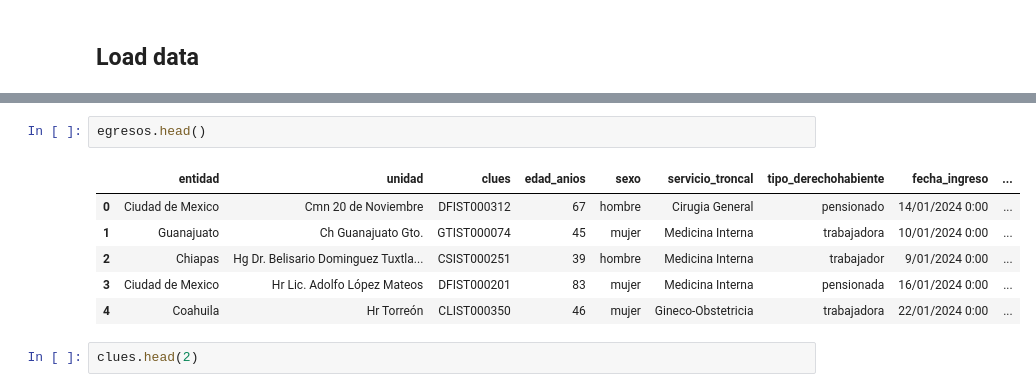
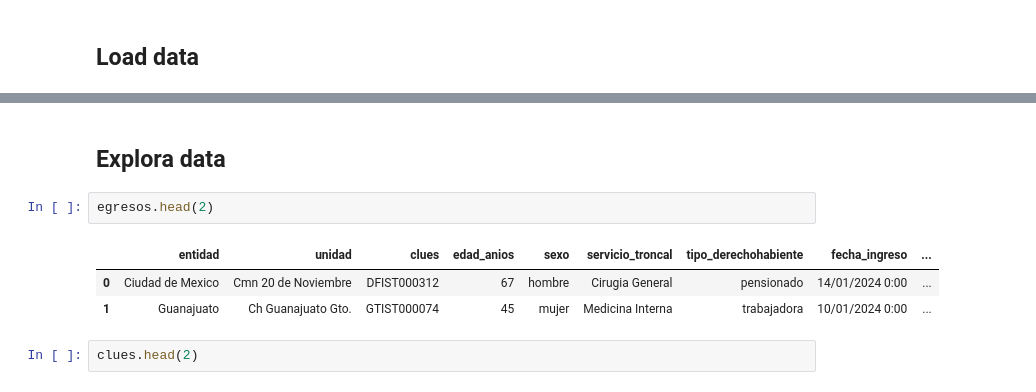
Before and after one commit to JSEB99/predictive-health-resources, a Jupyter notebook: notebooks/01_data_clean_aggregate.ipynb, the cells around one changed output, grey strips where cells are left out. Saved outputs shown, nothing was run; the diff lists cells and outputs as text.

```diff
--- a/notebooks/01_data_clean_aggregate.ipynb
+++ b/notebooks/01_data_clean_aggregate.ipynb
@@ -15,12 +24,11 @@ clues = pd.read_excel('../data/ESTABLECIMIENTO_SALUD_202508.xlsx', sheet_name='C
+# %% [markdown]
+## Explora data
 # %%
-egresos.head()
+egresos.head(2)
 # %% [output]
 |  | entidad | unidad | clues | edad_anios | sexo | servicio_troncal | tipo_derechohabiente | fecha_ingreso | ... |
 | 0 | Ciudad de Mexico | Cmn 20 de Noviembre | DFIST000312 | 67 | hombre | Cirugia General | pensionado | 14/01/2024 0:00 | ... |
 | 1 | Guanajuato | Ch Guanajuato Gto. | GTIST000074 | 45 | mujer | Medicina Interna | trabajadora | 10/01/2024 0:00 | ... |
-| 2 | Chiapas | Hg Dr. Belisario Dominguez Tuxtla... | CSIST000251 | 39 | hombre | Medicina Interna | trabajador | 9/01/2024 0:00 | ... |
-| 3 | Ciudad de Mexico | Hr Lic. Adolfo López Mateos | DFIST000201 | 83 | mujer | Medicina Interna | pensionada | 16/01/2024 0:00 | ... |
-| 4 | Coahuila | Hr Torreón | CLIST000350 | 46 | mujer | Gineco-Obstetricia | trabajadora | 22/01/2024 0:00 | ... |
 # %%
 clues.head(2)
 # %% [output]
```
Also changed, not shown: parts of 80 cells of this notebook, 2 other files.
